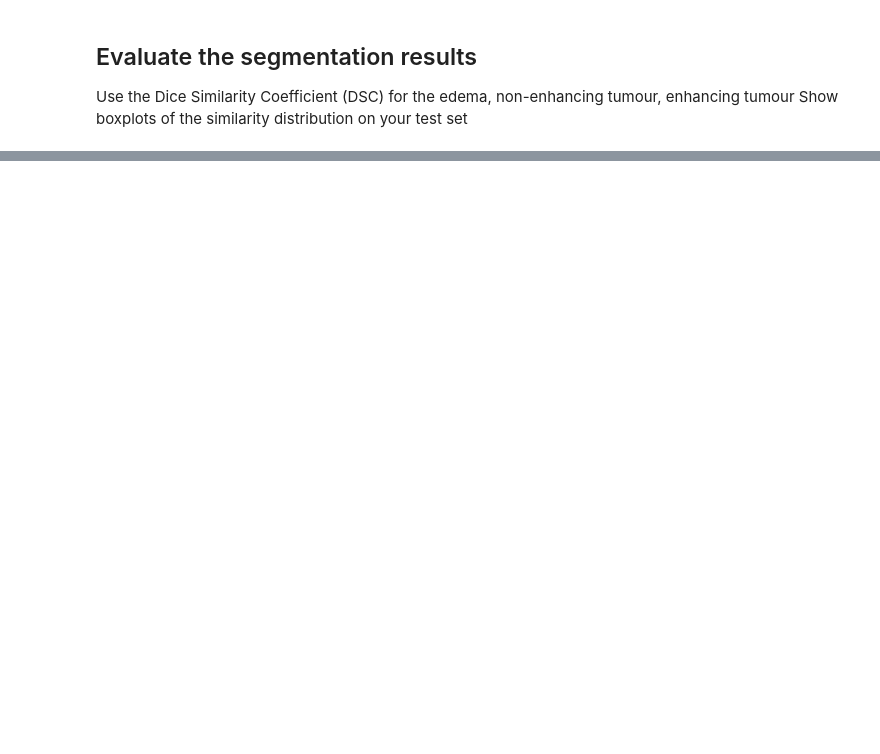
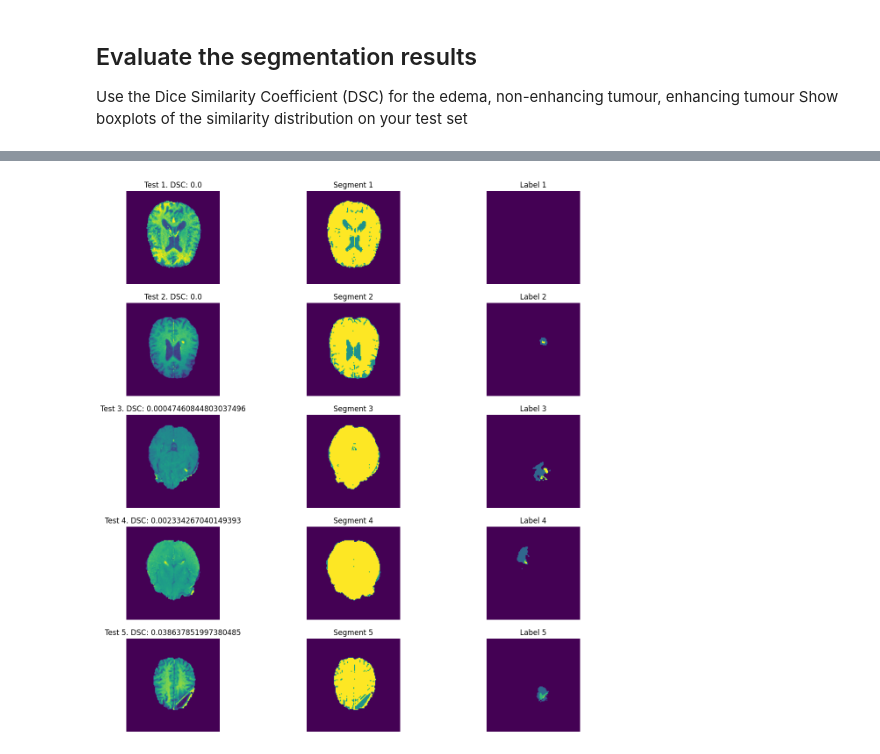
Before and after one commit to dedetheprogrammer/vision22-23, a Jupyter notebook: vc_practica3/practica3_735976_780131.ipynb, the cells around one changed output, grey strips where cells are left out. Drawn from its saved outputs; the diff is of its cells as text; code cells hidden in the pictures; blank space fills up the shorter version.

```diff
--- a/vc_practica3/practica3_735976_780131.ipynb
+++ b/vc_practica3/practica3_735976_780131.ipynb
@@ -577,0 +576,69 @@ plt.show()
+# %%
+### Insert your code ###
+def otsu_(image, h, LL, LH, i, k):
+  best_sb_2  = 0
+  best_thres = 0
+  total      = image.shape[0]*image.shape[1]
+  w0         = 0
+  for t in range(LL, LH):
+    w1 = total - w0
+    if (w0 > 0 and w1 > 0):
+      m0 = np.dot(range(t), h[:t]) / w0
+      m1 = np.dot(range(t, LH), h[t:LH]) / w1
+      sb_2 = w0 * w1 * (m0-m1) ** 2
+      if sb_2 > best_sb_2:
+        best_sb_2 = sb_2
+        best_thres = t
+    w0 += h[t]
+
+  thres = [best_thres]
+  if (i < k-1):
+    if (best_thres > 0):
+      thres = otsu_(image, h, 0, best_thres-1, i+2, k) + thres
+    if (best_thres < 256):
+      thres = thres + otsu_(image, h, best_thres+1, 256, i+2, k)
+  return thres
+
+def otsu(image, k):
+  h, _  = np.histogram(image.flatten(), bins=range(257))
+  thres = otsu_(image, h, 0, 256, 1, k)
+  segment = np.zeros_like(image)
+  for i in range(len(thres)):
+    if i == 0:
+        segment[image < thres[i]] = 0
+    elif i < len(thres) - 1:
+        segment[(image >= thres[i-1]) & (image < thres[i])] = i
+    else:
+        segment[image >= thres[i-1]] = i
+  return segment
+
+segments = []
+for image in images:
+  segments.append(otsu(image[0], 4))
+
+# Calculate DSC of each batch image
+dsc_batch = np.zeros(len(segments))
+for i in range(0,5):
+  dsc_batch[i] = dsc(np.array(segments[i]), labels[i])
+
+# Visualise the image, thresholding segmentation and manual segmentation
+fig, axes = plt.subplots(5, 3, figsize=(15, 16))
+for i, image in enumerate(images):
+    axes[i, 0].imshow(images[i].squeeze())
+    axes[i, 0].set_title(f'Test {i+1}. DSC: {dsc_batch[i]}')
+    axes[i, 0].axis('off')
+
+    axes[i, 1].imshow(segments[i])
+
+    axes[i, 1].set_title('Segment {}'.format(i+1))
+    axes[i, 1].axis('off')
+
+    axes[i, 2].imshow(labels[i].squeeze())
+    axes[i, 2].set_title('Label {}'.format(i+1))
+    axes[i, 2].axis('off')
+
+# Show the plot
+plt.show()
+### End of your code ###
+# %% [output]
+[figure, added]
```
Also changed, not shown: parts of 7 cells of this notebook.
